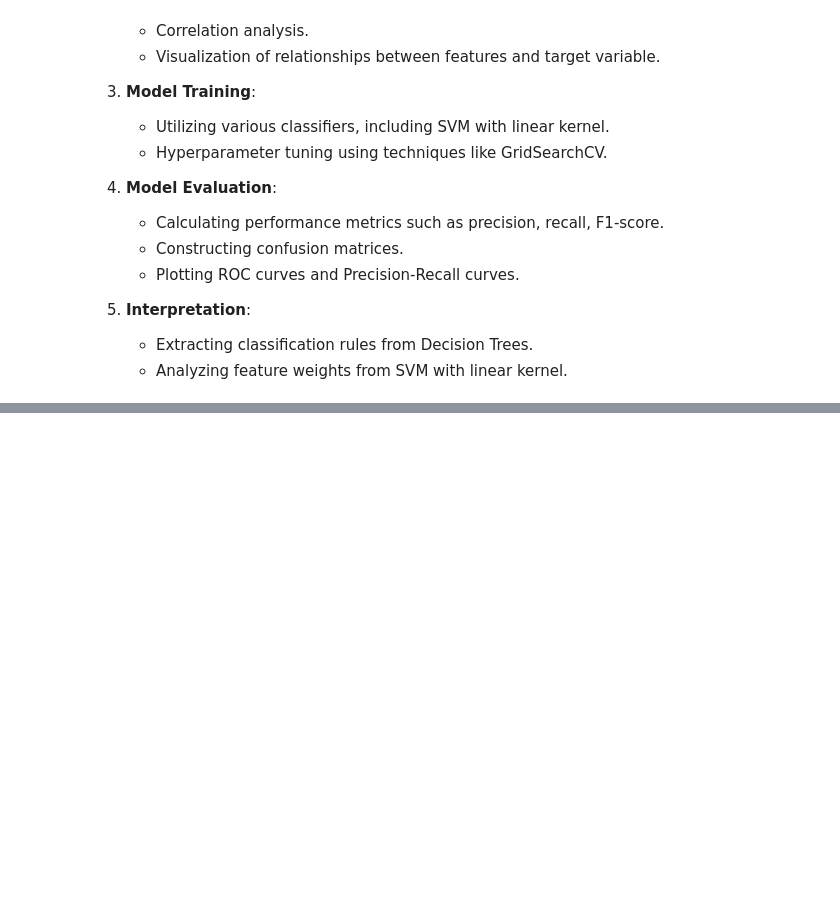
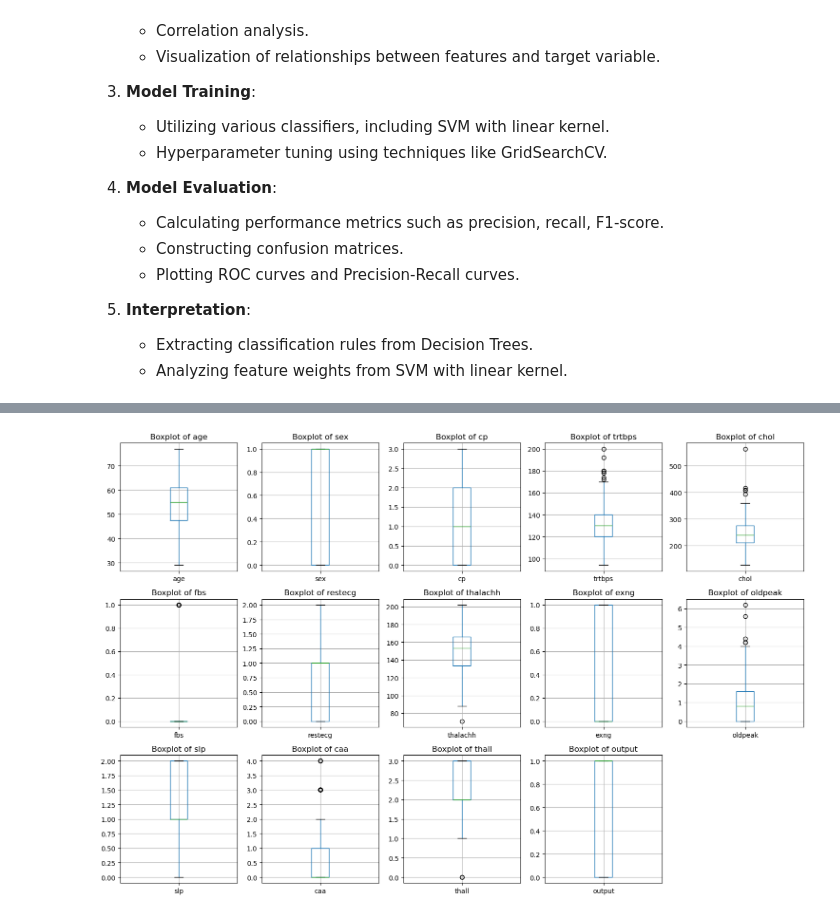
Before and after one commit to RogerAndo/MLProject2024, a Jupyter notebook: heart_attack_prediction.ipynb, the cells around one changed output, grey strips where cells are left out. Cells and saved outputs as stored; diff of their text form; code cells hidden in the pictures; blank space fills up the shorter version.

```diff
--- a/heart_attack_prediction.ipynb
+++ b/heart_attack_prediction.ipynb
@@ -54,0 +85,27 @@ o2saturation_data.head()
+# %%
+import matplotlib.pyplot as plt
+
+def boxplot(X):
+    num_columns = len(X.columns)
+
+    # Determine the number of rows and columns for the subplots
+    nrows = int(num_columns**0.5)
+    ncols = int(num_columns / nrows) + (num_columns % nrows > 0)
+
+    fig, axes = plt.subplots(nrows=nrows, ncols=ncols, figsize=(15, 10))
+    axes = axes.flatten()
+
+    for i, column in enumerate(X.columns):
+        X.boxplot(column=column, ax=axes[i])
+        axes[i].set_title(f"Boxplot of {column}")
+
+    # Remove any empty subplots
+    for j in range(i+1, len(axes)):
+        fig.delaxes(axes[j])
+
+    plt.tight_layout()
+    plt.show()
+
+boxplot(heart_data)
+# %% [output]
+[figure, added]
```
Also changed, not shown: parts of 23 cells of this notebook, 1 other file.
